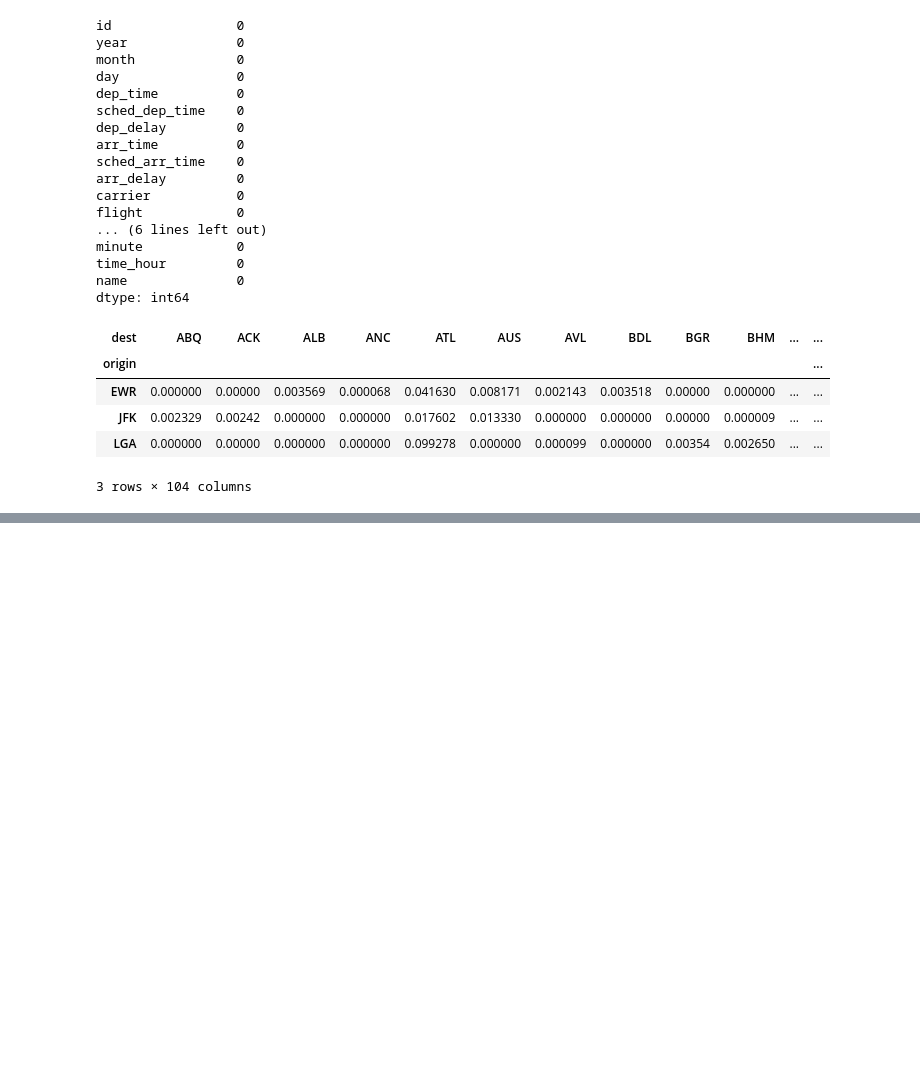
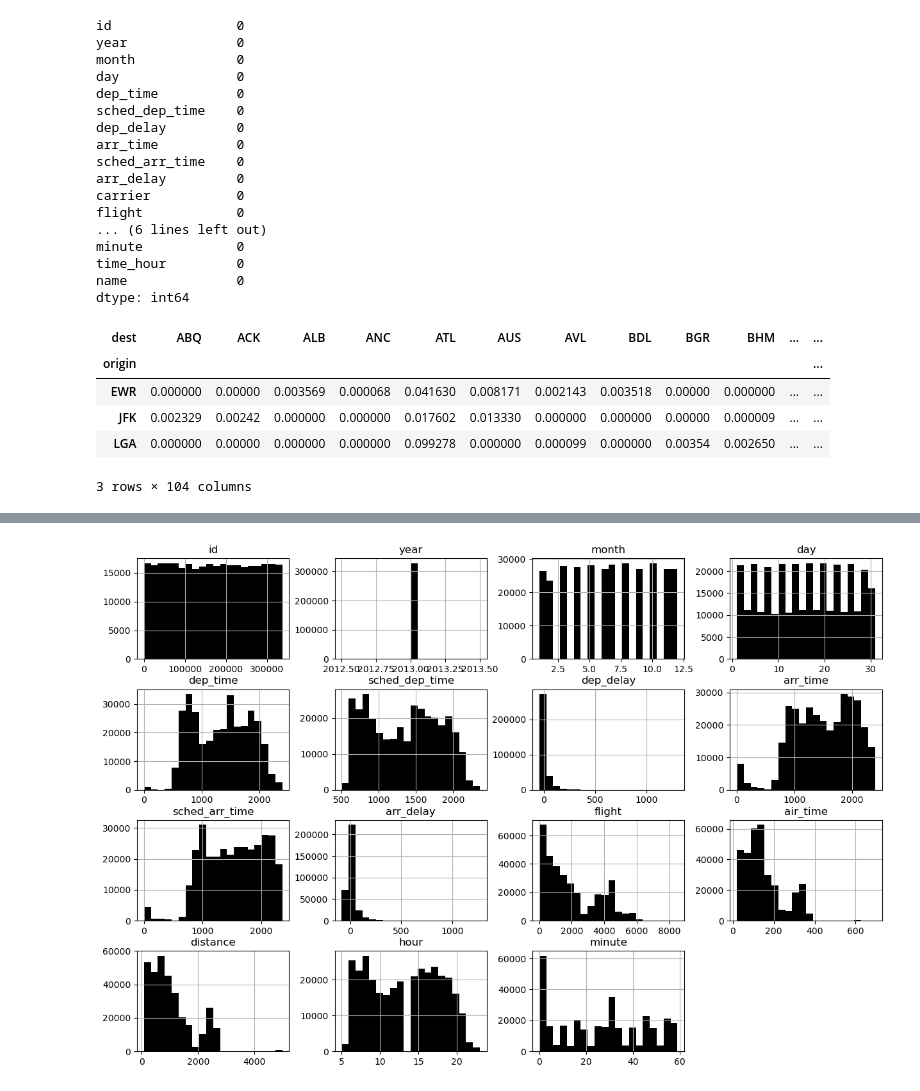
Before and after one commit to mobinghasemi/EDA_on_Flights, a Jupyter notebook: DATASCIENCE2_Ex04_mobin_ghasemi_kurd.ipynb, the cells around one changed output, grey strips where cells are left out. Cells and saved outputs as stored; diff of their text form; code cells hidden in the pictures; blank space fills up the shorter version.

Commit message:
adding new plots such as hist & box plots

```diff
--- a/DATASCIENCE2_Ex04_mobin_ghasemi_kurd.ipynb
+++ b/DATASCIENCE2_Ex04_mobin_ghasemi_kurd.ipynb
@@ -465,0 +466,7 @@ df["flight"].hist()
+# %%
+df.hist(color = "k",
+        bins = 20,
+        figsize = (15, 10))
+plt.show()
+# %% [output]
+[figure, added]
```
Also changed, not shown: parts of 18 cells of this notebook.
